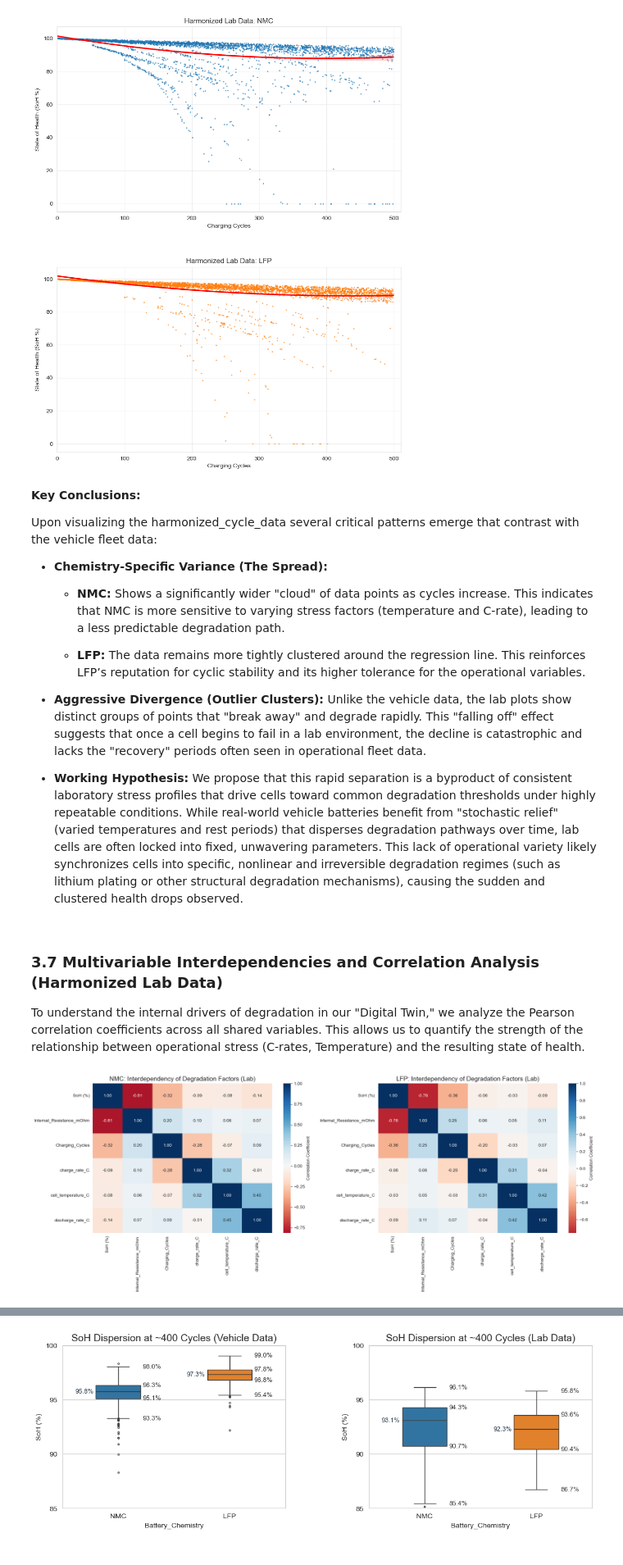
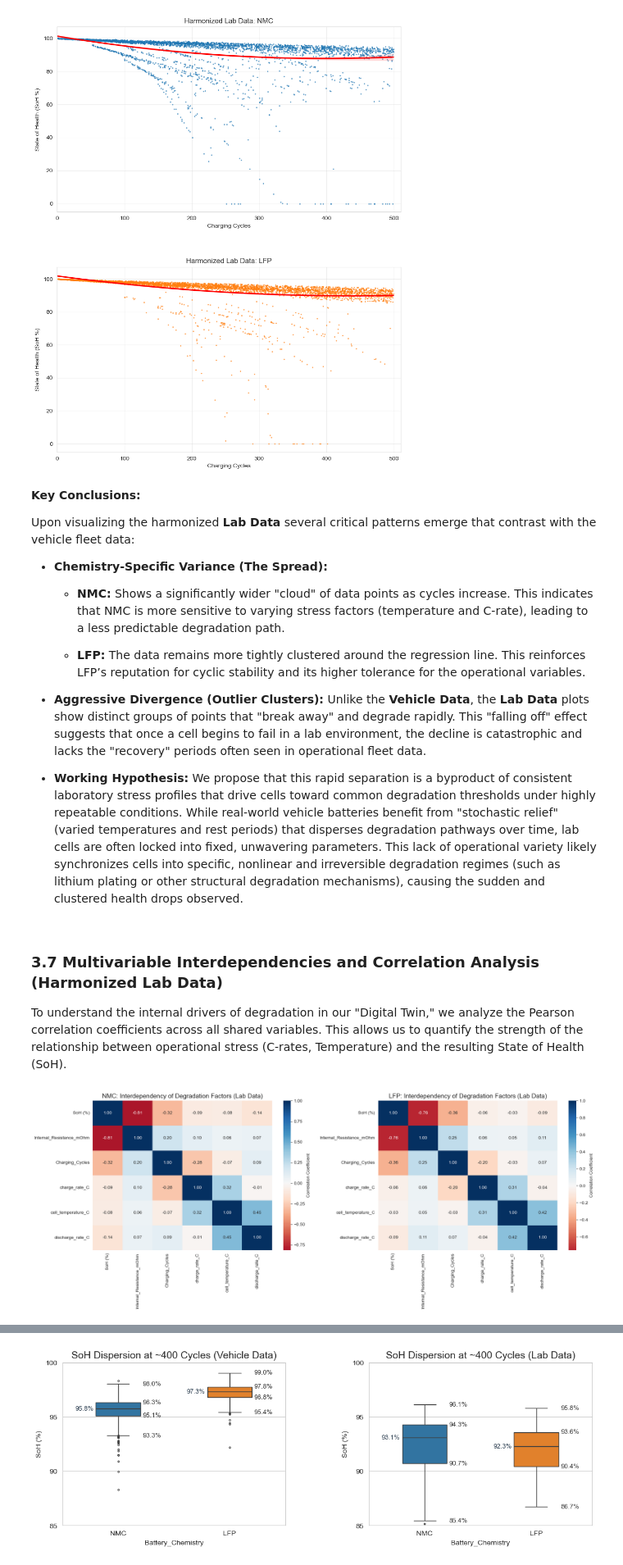
Before and after one commit to Ivan-Pelovski/Data-Science, a Jupyter notebook: NMC-vs-LFP.ipynb, the cells around one changed output, grey strips where cells are left out. Shown at 82% size. Drawn from its saved outputs; the diff is of its cells as text; code cells hidden in the pictures.

```diff
--- a/NMC-vs-LFP.ipynb
+++ b/NMC-vs-LFP.ipynb
@@ -656,7 +666,7 @@ plt.show()
 # %% [markdown]
 **Key Conclusions:**
 
-Upon visualizing the harmonized_cycle_data several critical patterns emerge that contrast with the vehicle fleet data:
+Upon visualizing the harmonized **Lab Data** several critical patterns emerge that contrast with the vehicle fleet data:
 
 * **Chemistry-Specific Variance (The Spread):**
 
@@ -664,42 +674,42 @@ Upon visualizing the harmonized_cycle_data several critical patterns emerge that
 
     - **LFP:** The data remains more tightly clustered around the regression line. This reinforces LFP’s reputation for cyclic stability and its higher tolerance for the operational variables.
 
-* **Aggressive Divergence (Outlier Clusters):** Unlike the vehicle data, the lab plots show distinct groups of points that "break away" and degrade rapidly. This "falling off" effect suggests that once a cell begins to fail in a lab environment, the decline is catastrophic and lacks the "recovery" periods often seen in operational fleet data.
+* **Aggressive Divergence (Outlier Clusters):** Unlike the **Vehicle Data**, the **Lab Data** plots show distinct groups of points that "break away" and degrade rapidly. This "falling off" effect suggests that once a cell begins to fail in a lab environment, the decline is catastrophic and lacks the "recovery" periods often seen in operational fleet data.
 
 * **Working Hypothesis:** We propose that this rapid separation is a byproduct of consistent laboratory stress profiles that drive cells toward common degradation thresholds under highly repeatable conditions. While real-world vehicle batteries benefit from "stochastic relief" (varied temperatures and rest periods) that disperses degradation pathways over time, lab cells are often locked into fixed, unwavering parameters. This lack of operational variety likely synchronizes cells into specific, nonlinear and irreversible degradation regimes (such as lithium plating or other structural degradation mechanisms), causing the sudden and clustered health drops observed.
 # %% [markdown]
 ### 3.7 Multivariable Interdependencies and Correlation Analysis (Harmonized Lab Data)
 
-To understand the internal drivers of degradation in our "Digital Twin," we analyze the Pearson correlation coefficients across all shared variables. This allows us to quantify the strength of the relationship between operational stress (C-rates, Temperature) and the resulting state of health.
+To understand the internal drivers of degradation in our "Digital Twin," we analyze the Pearson correlation coefficients across all shared variables. This allows us to quantify the strength of the relationship between operational stress (C-rates, Temperature) and the resulting State of Health (SoH).
 # %%
 columns_sequence = [
     'SoH (%)',
     'Internal_Resistance_mOhm',
     'Charging_Cycles',
     'charge_rate_C',
     'cell_temperature_C',
     'discharge_rate_C'
 ]
 
 # Calculate Correlation Matrices separately for NMC and LFP
 nmc_corr = harmonized_cycle_data[harmonized_cycle_data['Battery_Chemistry'] == 'NMC'][columns_sequence].corr()
 lfp_corr = harmonized_cycle_data[harmonized_cycle_data['Battery_Chemistry'] == 'LFP'][columns_sequence].corr()
 
 # 3. Plotting the Heatmaps
 fig, axes = plt.subplots(1, 2, figsize=(18, 7))
 
 # NMC Heatmap
 sns.heatmap(nmc_corr, annot=True, cmap='RdBu', center=0, fmt='.2f', ax=axes[0], cbar_kws={'label': 'Correlation Coefficient'})
-axes[0].set_title('NMC: Interdependency of Degradation Factors (Lab)', fontsize=14)
+axes[0].set_title('NMC: Interdependency of Degradation Factors (Lab Data)', fontsize=14)
 
 # LFP Heatmap
 sns.heatmap(lfp_corr, annot=True, cmap='RdBu', center=0, fmt='.2f', ax=axes[1], cbar_kws={'label': 'Correlation Coefficient'})
-axes[1].set_title('LFP: Interdependency of Degradation Factors (Lab)', fontsize=14)
+axes[1].set_title('LFP: Interdependency of Degradation Factors (Lab Data)', fontsize=14)
 
 plt.tight_layout()
 plt.show()
 # %% [output]
-[figure, old version]
+[figure, new version]
 # %% [markdown]
 **Key Conclusions:**
 
```
Also changed, not shown: parts of 18 cells of this notebook.
